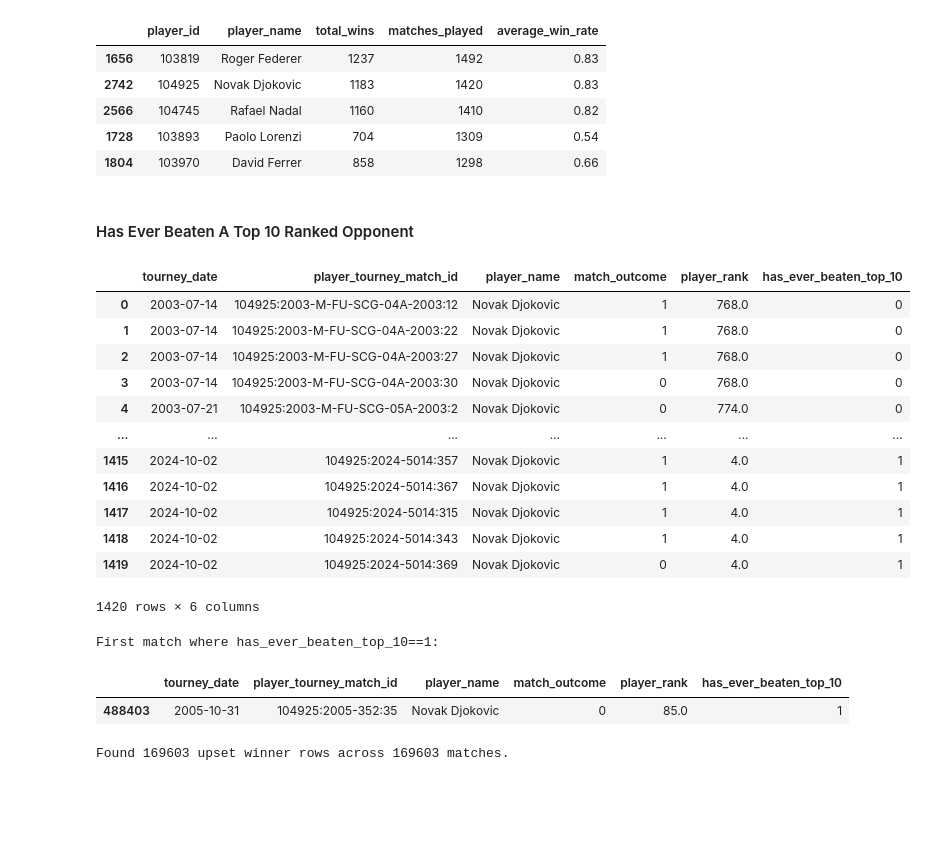
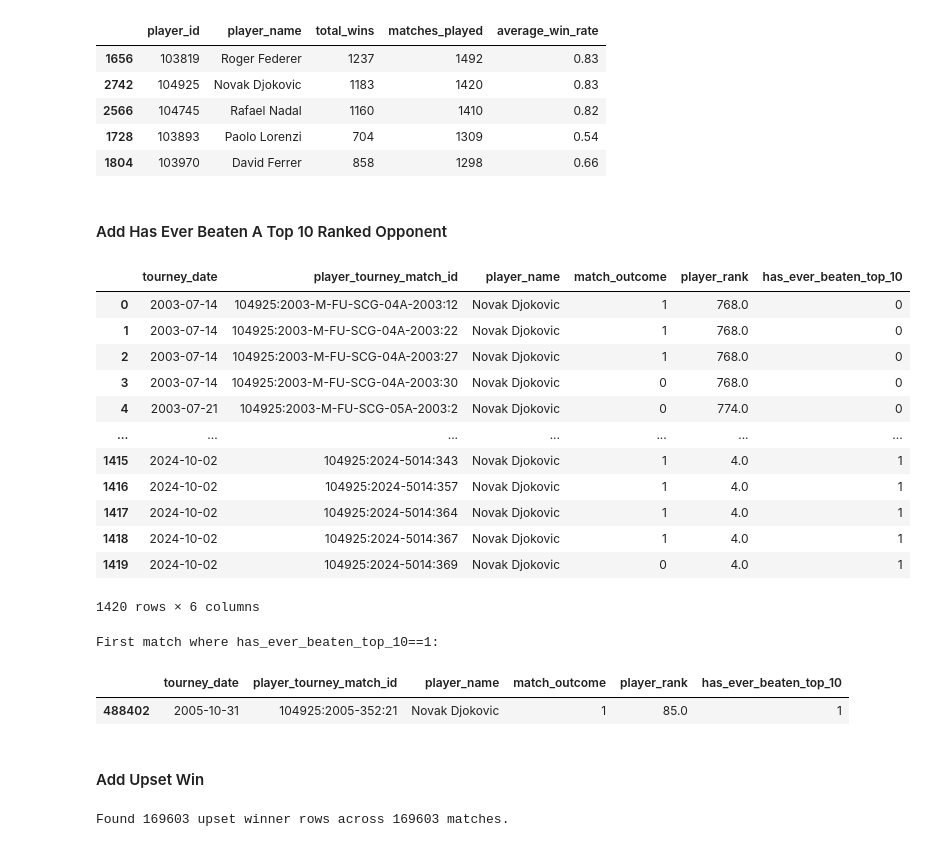
Before and after one commit to GolbertCeitaPages/CMI-DataScience-Project, a Jupyter notebook: player_stats.ipynb, the cells around one changed output. Cells and saved outputs as stored; diff of their text form; code cells hidden in the pictures; blank space fills up the shorter version.

```diff
--- a/player_stats.ipynb
+++ b/player_stats.ipynb
@@ -69,22 +74,26 @@ player_stats.sort_values(by='matches_played', ascending=False).head()
 | 1728 | 103893 | Paolo Lorenzi | 704 | 1309 | 0.54 |
 | 1804 | 103970 | David Ferrer | 858 | 1298 | 0.66 |
 # %% [markdown]
-#### Has Ever Beaten A Top 10 Ranked Opponent
+#### Add Has Ever Beaten A Top 10 Ranked Opponent
 # %%
 # Build a time-aware binary flag 'has_ever_beaten_top_10'
 # We find winner matches where the opponent's rank <= 10, then for each player
 # compute a cumulative max ordered by match date so the flag is 1 from that match onward.
 
 date_col = 'tourney_date'
-df_copy[date_col] = pd.to_datetime(df_copy[date_col], errors='coerce')
 
 # Prepare per-player match list (one row per player per match) to compute the cumulative flag
 player_matches = df_copy[['player_id', 'player_tourney_match_id', date_col]].copy()
+
+# create a match-level id used for ordering within a date
 player_matches['tourney_match_id'] = player_matches['player_tourney_match_id'].str.split(':').str[1:].str.join(':')
+player_matches = player_matches.reset_index().rename(columns={'index': 'row_order'})
 
 # Identify winner rows and their opponent's rank by matching winners to losers within the same tourney match id
 winners = df_copy[df_copy['match_outcome'] == 1][['player_tourney_match_id', 'player_id']].copy()
 losers = df_copy[df_copy['match_outcome'] == 0][['player_tourney_match_id', 'player_rank']].copy()
+
+# derive tourney_match_id on both sides so we can join winners to the opponents in the same match
 winners['tourney_match_id'] = winners['player_tourney_match_id'].str.split(':').str[1:].str.join(':')
 losers['tourney_match_id'] = losers['player_tourney_match_id'].str.split(':').str[1:].str.join(':')
 losers = losers.rename(columns={'player_rank': 'opponent_rank'})
@@ -100,20 +109,18 @@ winner_vs_loser = pd.merge(
 winner_vs_loser['beat_top10_event'] = (winner_vs_loser['opponent_rank'] <= 10).astype(int)
 
 # Merge the event flag into the per-player-per-match timeline (only winners will have non-zero events)
+# Merge on player_id + tourney_match_id. Because player_matches includes the original row_order,
+# we'll sort by (player_id, tourney_date, row_order) so the winning event occurs before any other rows on the same date
 player_matches = player_matches.merge(
     winner_vs_loser[['player_id', 'tourney_match_id', 'beat_top10_event']],
     left_on=['player_id', 'tourney_match_id'],
     right_on=['player_id', 'tourney_match_id'],
-    how='left'
+    how='left',
 )
 player_matches['beat_top10_event'] = player_matches['beat_top10_event'].fillna(0).astype(int)
 
-# Sort within each player by date (or by original order if date missing) and compute cumulative max
-if date_col:
-    player_matches = player_matches.sort_values(['player_id', date_col, 'tourney_match_id'])
-else:
-    player_matches = player_matches.sort_values(['player_id', 'tourney_match_id'])
 
+player_matches = player_matches.sort_values(['player_id', date_col, 'row_order', 'tourney_match_id'])
 player_matches['has_ever_beaten_top_10'] = player_matches.groupby('player_id')['beat_top10_event'].cummax().astype(int)
 
 # Merge the result back into df_copy on player_id + player_tourney_match_id so every row (win or loss) gets the correct flag
@@ -126,37 +133,38 @@ df_copy['has_ever_beaten_top_10'] = df_copy['has_ever_beaten_top_10'].fillna(0).
 # %%
 # Show all matches for a single player (Novak Djokovic) to see the flag flip to 1
 player_name_example = 'Novak Djokovic'
 player_rows = df_copy[df_copy['player_name'].str.contains(player_name_example, case=False, na=False)].copy()
-player_rows = player_rows.sort_values('tourney_date')
 cols = ['tourney_date', 'player_tourney_match_id', 'player_name', 'match_outcome', 'player_rank', 'has_ever_beaten_top_10']
 
 # display all matches
 display(player_rows[cols].reset_index(drop=True))
 
 # Show the first match where the flag becomes 1
 first_flip = player_rows[player_rows['has_ever_beaten_top_10'] == 1].head(1)
 if not first_flip.empty:
     print('\nFirst match where has_ever_beaten_top_10==1:')
     display(first_flip[cols])
 else:
     print('\nNo top-10 beating event found for this player in the dataset.')
 # %% [output]
 |  | tourney_date | player_tourney_match_id | player_name | match_outcome | player_rank | has_ever_beaten_top_10 |
 | 0 | 2003-07-14 | 104925:2003-M-FU-SCG-04A-2003:12 | Novak Djokovic | 1 | 768.0 | 0 |
 | 1 | 2003-07-14 | 104925:2003-M-FU-SCG-04A-2003:22 | Novak Djokovic | 1 | 768.0 | 0 |
 | 2 | 2003-07-14 | 104925:2003-M-FU-SCG-04A-2003:27 | Novak Djokovic | 1 | 768.0 | 0 |
 | 3 | 2003-07-14 | 104925:2003-M-FU-SCG-04A-2003:30 | Novak Djokovic | 0 | 768.0 | 0 |
 | 4 | 2003-07-21 | 104925:2003-M-FU-SCG-05A-2003:2 | Novak Djokovic | 0 | 774.0 | 0 |
 | ... | ... | ... | ... | ... | ... | ... |
-| 1415 | 2024-10-02 | 104925:2024-5014:357 | Novak Djokovic | 1 | 4.0 | 1 |
-| 1416 | 2024-10-02 | 104925:2024-5014:367 | Novak Djokovic | 1 | 4.0 | 1 |
-| 1417 | 2024-10-02 | 104925:2024-5014:315 | Novak Djokovic | 1 | 4.0 | 1 |
-| 1418 | 2024-10-02 | 104925:2024-5014:343 | Novak Djokovic | 1 | 4.0 | 1 |
+| 1415 | 2024-10-02 | 104925:2024-5014:343 | Novak Djokovic | 1 | 4.0 | 1 |
+| 1416 | 2024-10-02 | 104925:2024-5014:357 | Novak Djokovic | 1 | 4.0 | 1 |
+| 1417 | 2024-10-02 | 104925:2024-5014:364 | Novak Djokovic | 1 | 4.0 | 1 |
+| 1418 | 2024-10-02 | 104925:2024-5014:367 | Novak Djokovic | 1 | 4.0 | 1 |
 | 1419 | 2024-10-02 | 104925:2024-5014:369 | Novak Djokovic | 0 | 4.0 | 1 |
 1420 rows × 6 columns
 First match where has_ever_beaten_top_10==1:
 |  | tourney_date | player_tourney_match_id | player_name | match_outcome | player_rank | has_ever_beaten_top_10 |
-| 488403 | 2005-10-31 | 104925:2005-352:35 | Novak Djokovic | 0 | 85.0 | 1 |
+| 488402 | 2005-10-31 | 104925:2005-352:21 | Novak Djokovic | 1 | 85.0 | 1 |
+# %% [markdown]
+#### Add Upset Win
 # %%
 # Prepare winners and losers to get opponent ranks for winner rows
 winners = df_copy[df_copy['match_outcome'] == 1][['player_tourney_match_id', 'tourney_match_id', 'player_id', 'player_rank']].copy()
```
Also changed, not shown: parts of 10 cells of this notebook.
